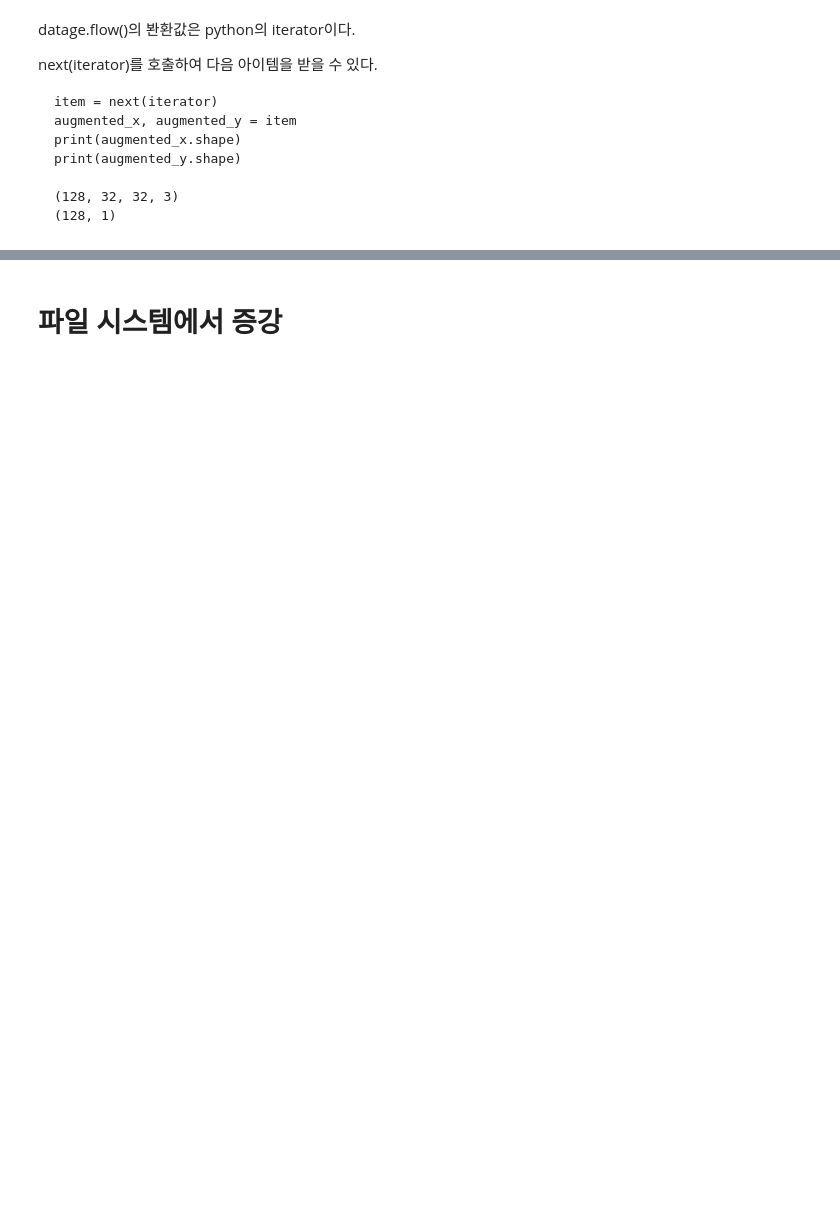
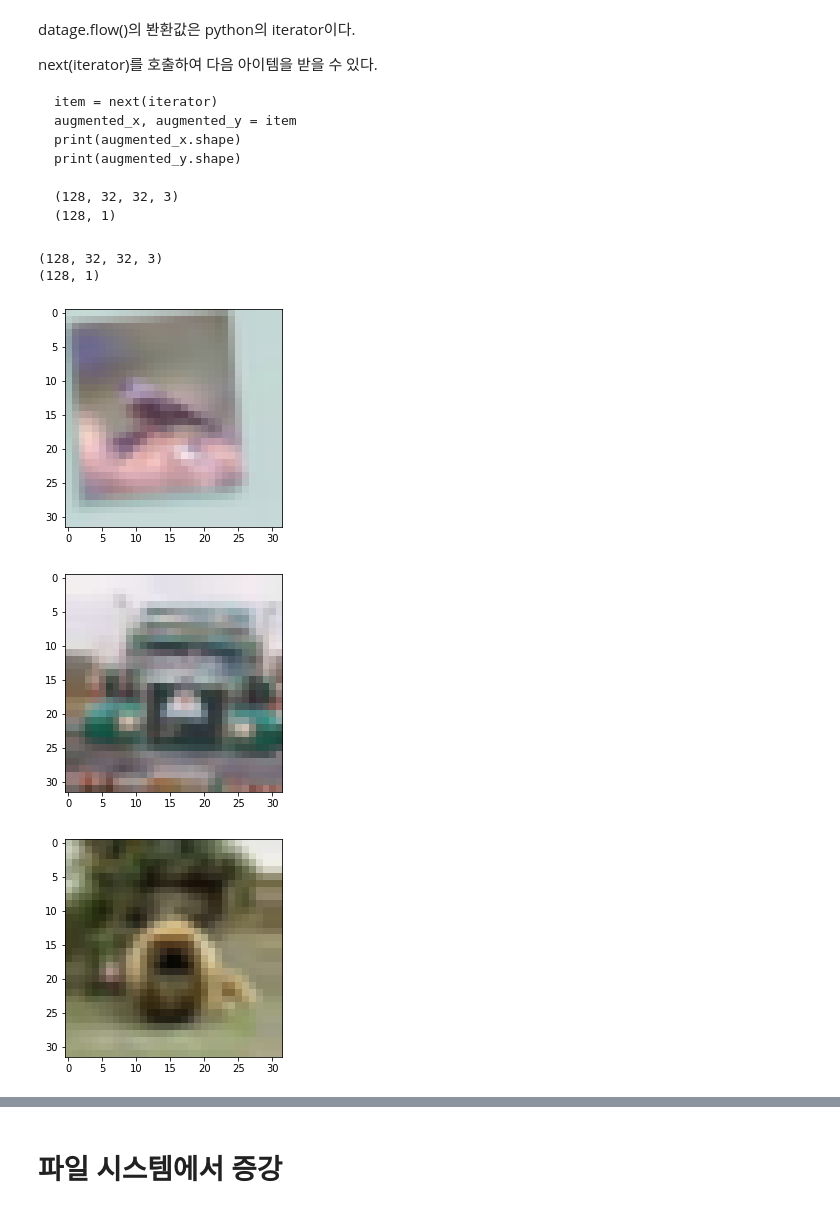
Before and after one commit to dhrim/t-academy_2021, a Jupyter notebook: material/deep_learning/data_augmentation.ipynb, the cells around one changed output, grey strips where cells are left out. Saved outputs shown, nothing was run; the diff lists cells and outputs as text; code cells hidden in the pictures; blank space fills up the shorter version.

````diff
--- a/material/deep_learning/data_augmentation.ipynb
+++ b/material/deep_learning/data_augmentation.ipynb
@@ -82,6 +77,21 @@ print(augmented_y.shape)
 (128, 32, 32, 3)
 (128, 1)
 ```
+# %%
+item = next(iterator)
+augmented_x, augmented_y = item
+print(augmented_x.shape)
+print(augmented_y.shape)
+
+for i in range(3):
+  plt.imshow(augmented_x[i])
+  plt.show()
+# %% [output]
+(128, 32, 32, 3)
+(128, 1)
+[figure, added]
+[figure, added]
+[figure, added]
 # %%
 data_count = len(train_x)
 print("data_count :", data_count)
````
Also changed, not shown: parts of 8 cells of this notebook.
